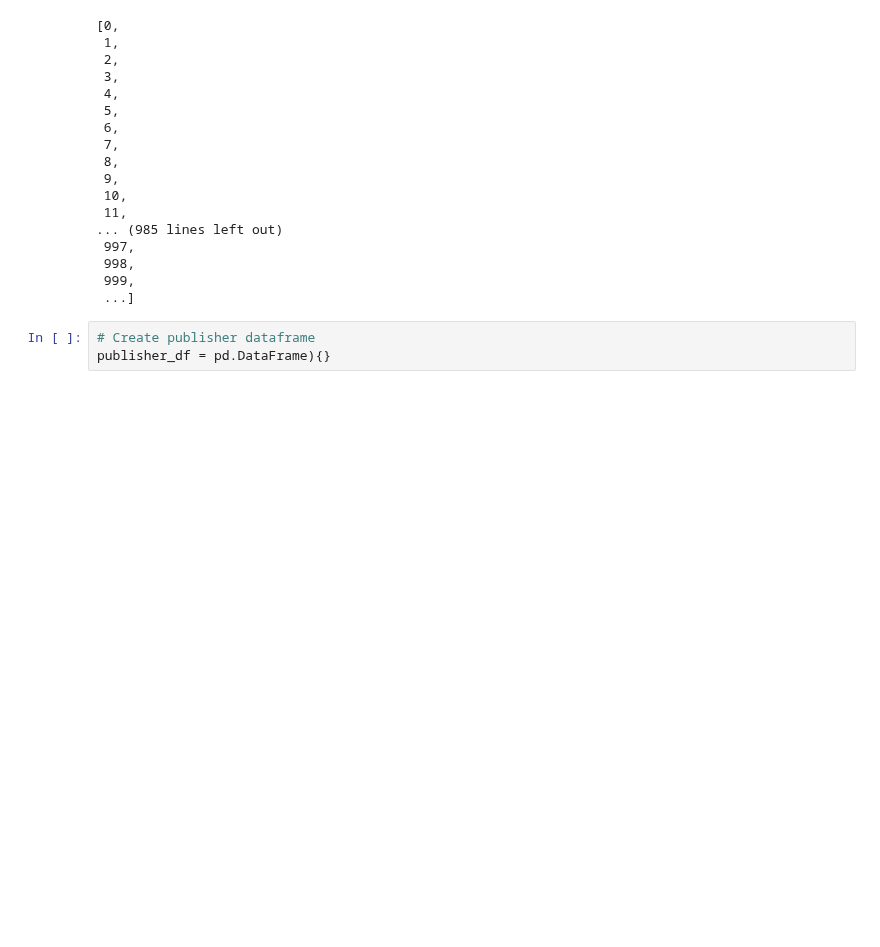
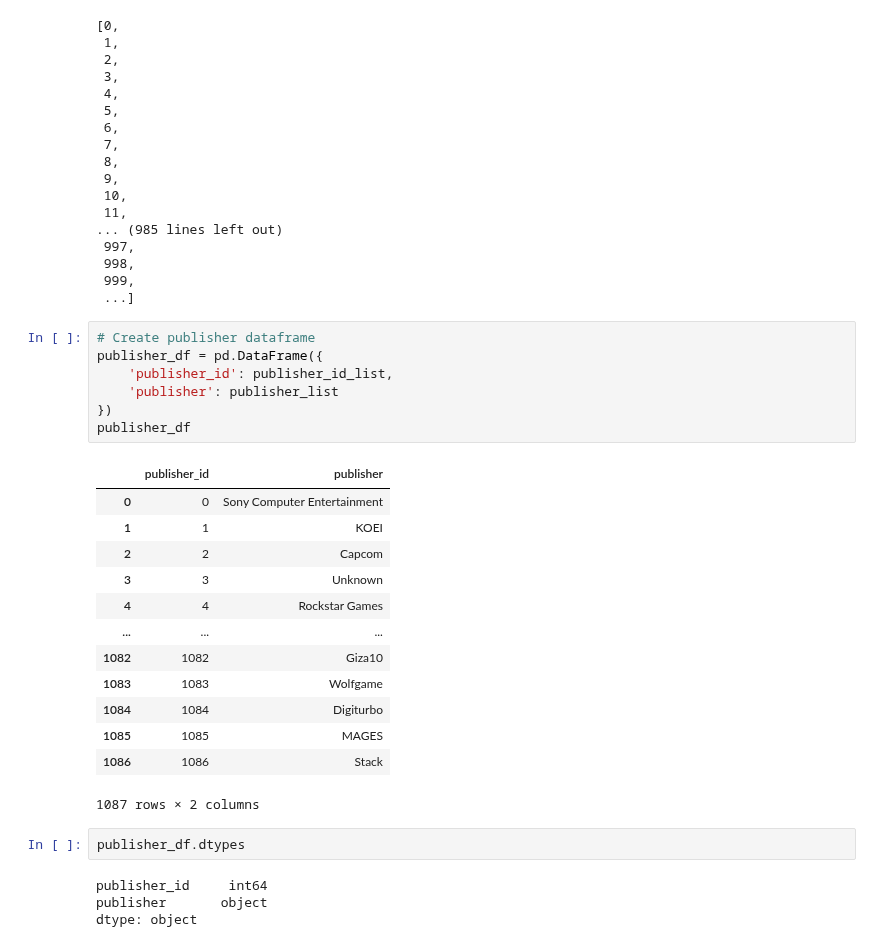
Before and after one commit to ushaakumaar/Video_Games_Sales_Analysis_ETL, a Jupyter notebook: Load.ipynb, the cells around one changed output. Cells and saved outputs as stored; diff of their text form; blank space fills up the shorter version.

```diff
--- a/Load.ipynb
+++ b/Load.ipynb
@@ -229,4 +229,28 @@ publisher_id_list
  ...]
 # %%
 # Create publisher dataframe
-publisher_df = pd.DataFrame){}
+publisher_df = pd.DataFrame({
+    'publisher_id': publisher_id_list,
+    'publisher': publisher_list
+})
+publisher_df
+# %% [output]
+|  | publisher_id | publisher |
+| 0 | 0 | Sony Computer Entertainment |
+| 1 | 1 | KOEI |
+| 2 | 2 | Capcom |
+| 3 | 3 | Unknown |
+| 4 | 4 | Rockstar Games |
+| ... | ... | ... |
+| 1082 | 1082 | Giza10 |
+| 1083 | 1083 | Wolfgame |
+| 1084 | 1084 | Digiturbo |
+| 1085 | 1085 | MAGES |
+| 1086 | 1086 | Stack |
+1087 rows × 2 columns
+# %%
+publisher_df.dtypes
+# %% [output]
+publisher_id     int64
+publisher       object
+dtype: object
```
